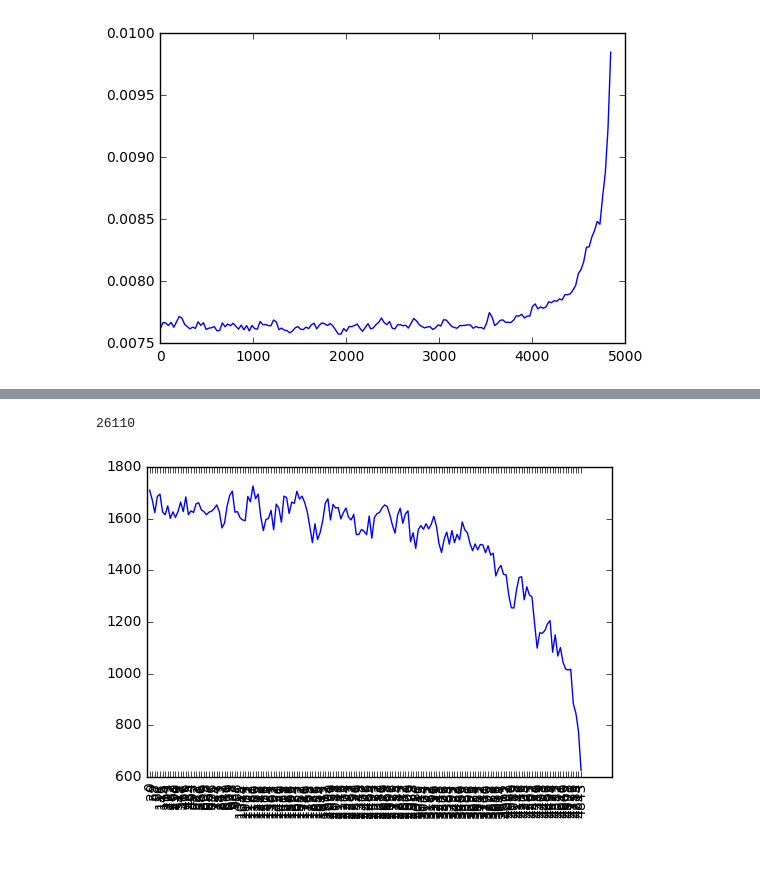
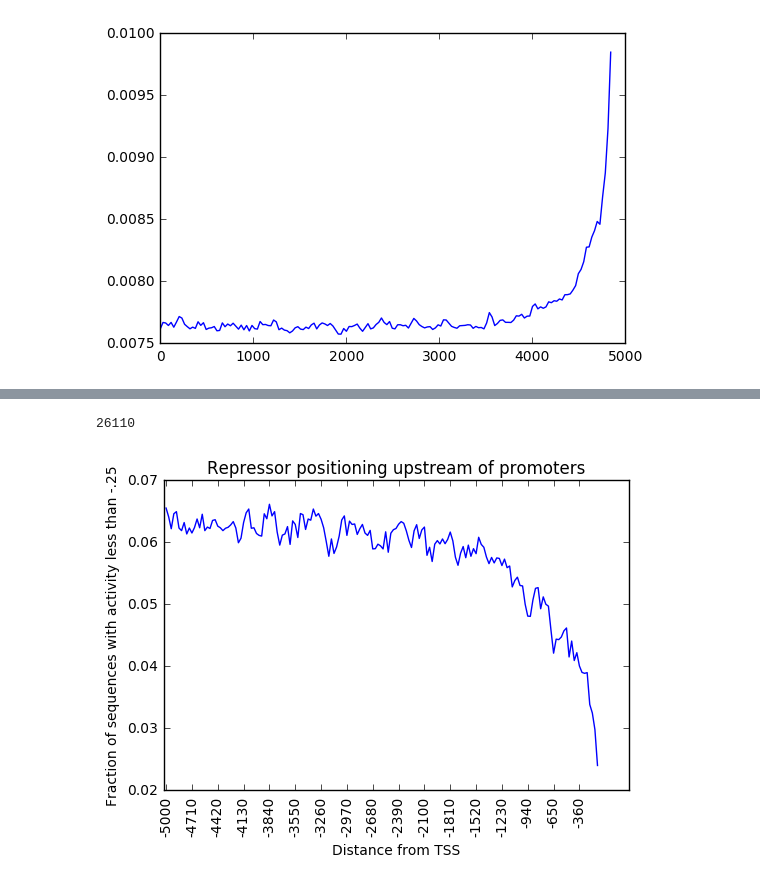
Before and after one commit to irvhsu/cs273b-project, a Jupyter notebook: notebooks/Promoter_metaplot.ipynb, the cells around one changed output, grey strips where cells are left out. Saved outputs shown, nothing was run; the diff lists cells and outputs as text; code cells hidden in the pictures; blank space fills up the shorter version.

```diff
--- a/notebooks/Promoter_metaplot.ipynb
+++ b/notebooks/Promoter_metaplot.ipynb
@@ -139,12 +144,15 @@ plt.show()
 # %%
 # Add a number of BELOW a given cutoff
 print len(vals[0])
-thresh = [len(filter(lambda y: y[0] < -.25, x)) for x in vals]
+thresh = [len(filter(lambda y: y[0] < -.25, x)) / float(len(x)) for x in vals]
 
 plt.plot(range(1, len(range(0, 5000-145, stride))+1), thresh)
-plt.xticks(range(1, len(range(0, 5000-145, stride))+1), range(0, 5000-145, stride), rotation='vertical')
+plt.xticks(range(1, len(range(0, 5000-145, stride))+1, 10), range(-5000, 0, stride*10), rotation='vertical')
+plt.title('Repressor positioning upstream of promoters')
+plt.ylabel('Fraction of sequences with activity less than -.25')
+plt.xlabel('Distance from TSS')
 plt.show()
 # %% [output]
 26110
-[figure, old version]
+[figure, new version]
 # %%
```
Also changed, not shown: parts of 7 cells of this notebook, 21 other files.
